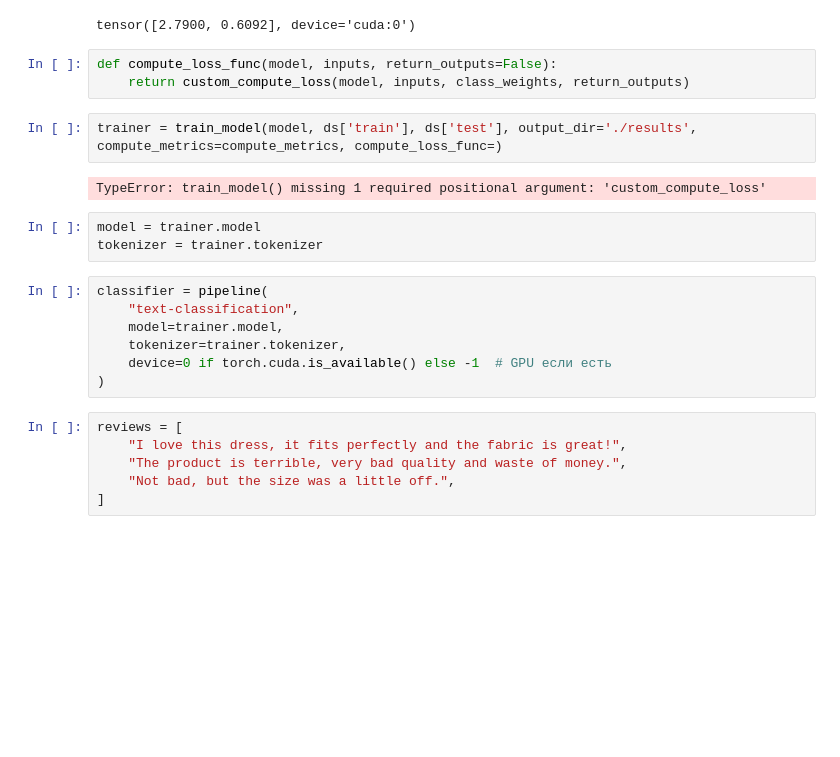
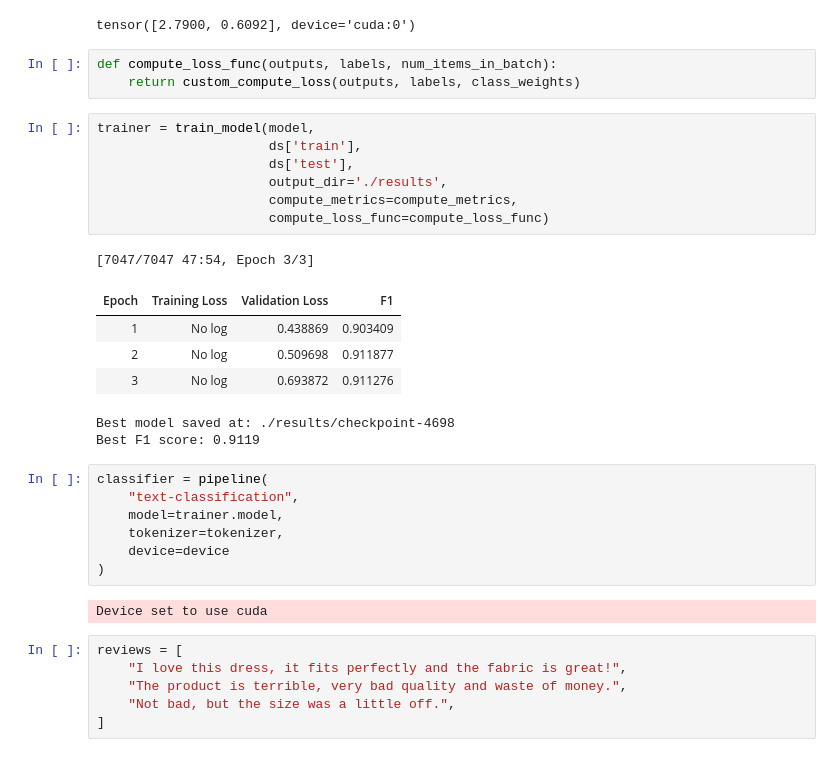
Before and after one commit to PolyakovMA/sentiment-transformer, a Jupyter notebook: notebooks/Review_classification.ipynb, the cells around one changed output. Drawn from its saved outputs; the diff is of its cells as text; blank space fills up the shorter version.

```diff
--- a/notebooks/Review_classification.ipynb
+++ b/notebooks/Review_classification.ipynb
@@ -144,22 +141,32 @@ class_weights.to(device)
 # %% [output]
 tensor([2.7900, 0.6092], device='cuda:0')
 # %%
-def compute_loss_func(model, inputs, return_outputs=False):
-    return custom_compute_loss(model, inputs, class_weights, return_outputs)
+def compute_loss_func(outputs, labels, num_items_in_batch):
+    return custom_compute_loss(outputs, labels, class_weights)
 # %%
-trainer = train_model(model, ds['train'], ds['test'], output_dir='./results', compute_metrics=compute_metrics, compute_loss_func=)
+trainer = train_model(model,
+                      ds['train'],
+                      ds['test'],
+                      output_dir='./results',
+                      compute_metrics=compute_metrics,
+                      compute_loss_func=compute_loss_func)
 # %% [output]
-TypeError: train_model() missing 1 required positional argument: 'custom_compute_loss'
+[7047/7047 47:54, Epoch 3/3]
+| Epoch | Training Loss | Validation Loss | F1 |
+| 1 | No log | 0.438869 | 0.903409 |
+| 2 | No log | 0.509698 | 0.911877 |
+| 3 | No log | 0.693872 | 0.911276 |
+Best model saved at: ./results/checkpoint-4698
+Best F1 score: 0.9119
 # %%
-model = trainer.model
-tokenizer = trainer.tokenizer
+classifier = pipeline(
+    "text-classification",
+    model=trainer.model,
+    tokenizer=tokenizer,
+    device=device
+)
+# %% [output]
+Device set to use cuda
-# %%
-classifier = pipeline(
-    "text-classification",
-    model=trainer.model,
-    tokenizer=trainer.tokenizer,
-    device=0 if torch.cuda.is_available() else -1  # GPU если есть
-)
 # %%
 reviews = [
     "I love this dress, it fits perfectly and the fabric is great!",
```
Also changed, not shown: parts of 5 cells of this notebook.
